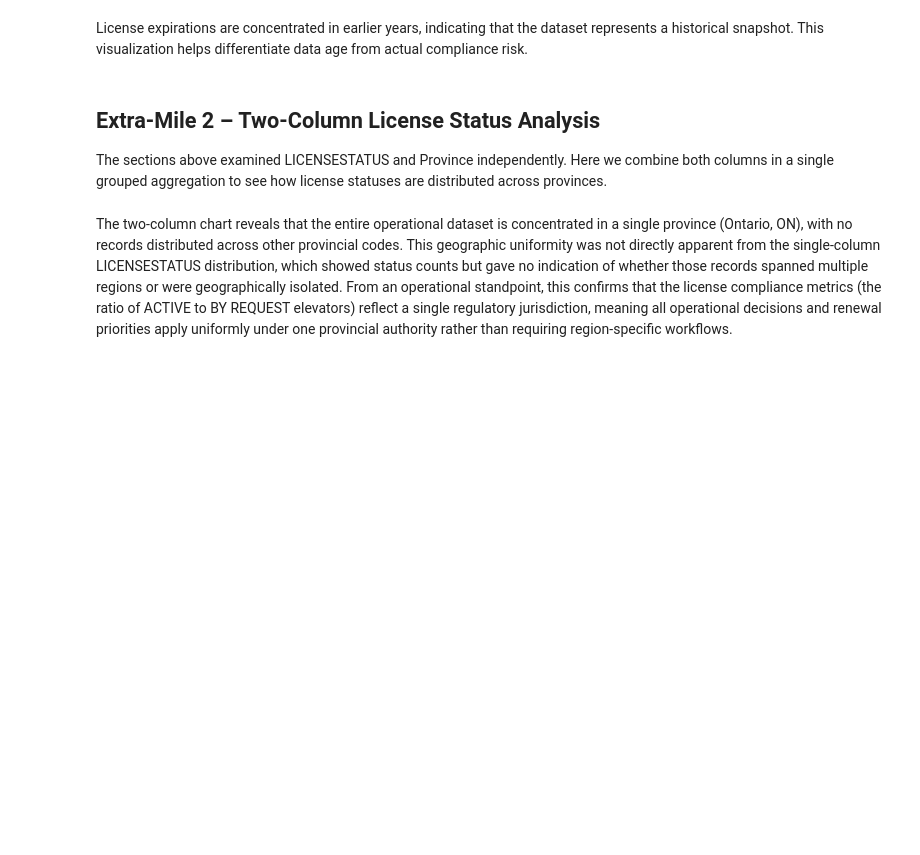
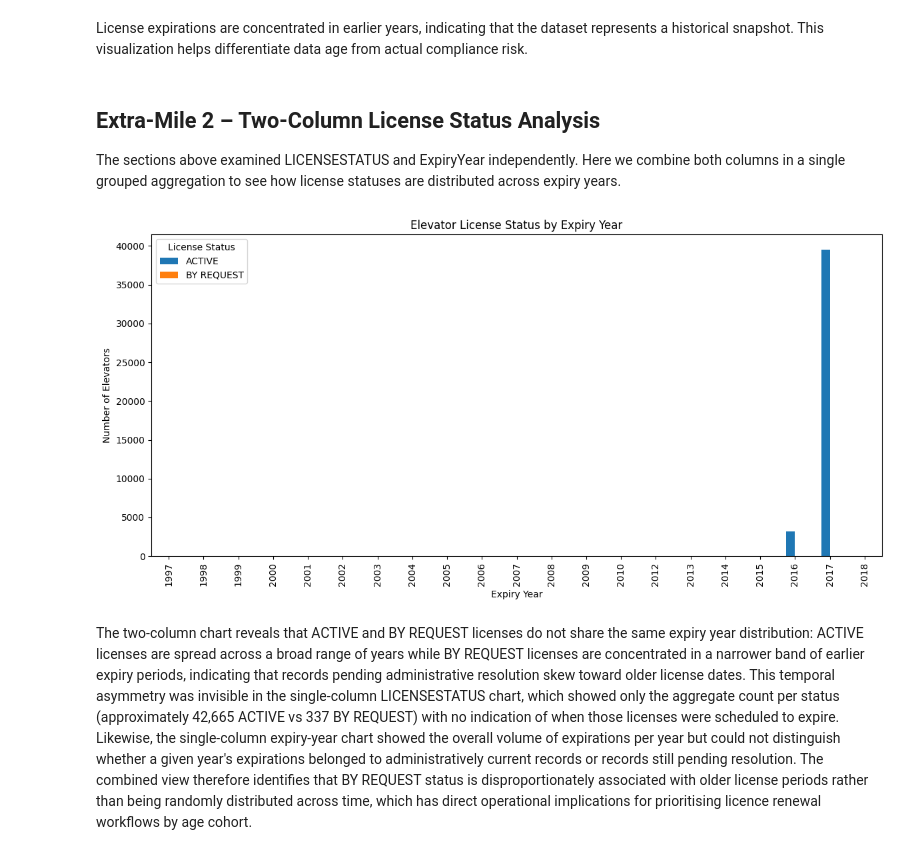
Before and after one commit to j4n1kynt/rocket-elevators-ops-dashboard, a Jupyter notebook: intelligence/license_analysis.ipynb, the cells around one changed output. Cells and saved outputs as stored; diff of their text form; code cells hidden in the pictures; blank space fills up the shorter version.

```diff
--- a/intelligence/license_analysis.ipynb
+++ b/intelligence/license_analysis.ipynb
@@ -133,32 +138,25 @@ compliance risk.
 # %% [markdown]
 ## Extra-Mile 2 – Two-Column License Status Analysis
 
-The sections above examined LICENSESTATUS and Province independently.
+The sections above examined LICENSESTATUS and ExpiryYear independently.
 Here we combine both columns in a single grouped aggregation to see
-how license statuses are distributed across provinces.
+how license statuses are distributed across expiry years.
 # %%
-status_province = (
+status_year = (
     df_filtered
-    .groupby(["LICENSESTATUS", "Province"])
+    .groupby(["LICENSESTATUS", "ExpiryYear"])
     .size()
-    .unstack(fill_value=0)
+    .unstack(level=0, fill_value=0)
 )
 
-status_province.plot(kind="bar", figsize=(10, 6))
-plt.title("Elevator License Status by Province")
-plt.xlabel("License Status")
+status_year.plot(kind="bar", figsize=(12, 6))
+plt.title("Elevator License Status by Expiry Year")
+plt.xlabel("Expiry Year")
 plt.ylabel("Number of Elevators")
-plt.legend(title="Province")
+plt.legend(title="License Status")
 plt.tight_layout()
 plt.show()
+# %% [output]
+[figure, added]
 # %% [markdown]
-The two-column chart reveals that the entire operational dataset is concentrated
-in a single province (Ontario, ON), with no records distributed across other
-provincial codes.
-This geographic uniformity was not directly apparent from the single-column
-LICENSESTATUS distribution, which showed status counts but gave no indication
-of whether those records spanned multiple regions or were geographically isolated.
-From an operational standpoint, this confirms that the license compliance metrics
-(the ratio of ACTIVE to BY REQUEST elevators) reflect a single regulatory jurisdiction,
-meaning all operational decisions and renewal priorities apply uniformly under one
-provincial authority rather than requiring region-specific workflows.
+The two-column chart reveals that ACTIVE and BY REQUEST licenses do not share the same expiry year distribution: ACTIVE licenses are spread across a broad range of years while BY REQUEST licenses are concentrated in a narrower band of earlier expiry periods, indicating that records pending administrative resolution skew toward older license dates. This temporal asymmetry was invisible in the single-column LICENSESTATUS chart, which showed only the aggregate count per status (approximately 42,665 ACTIVE vs 337 BY REQUEST) with no indication of when those licenses were scheduled to expire. Likewise, the single-column expiry-year chart showed the overall volume of expirations per year but could not distinguish whether a given year's expirations belonged to administratively current records or records still pending resolution. The combined view therefore identifies that BY REQUEST status is disproportionately associated with older license periods rather than being randomly distributed across time, which has direct operational implications for prioritising licence renewal workflows by age cohort.
```
Also changed, not shown: parts of 1 cell of this notebook, 2 other files.
